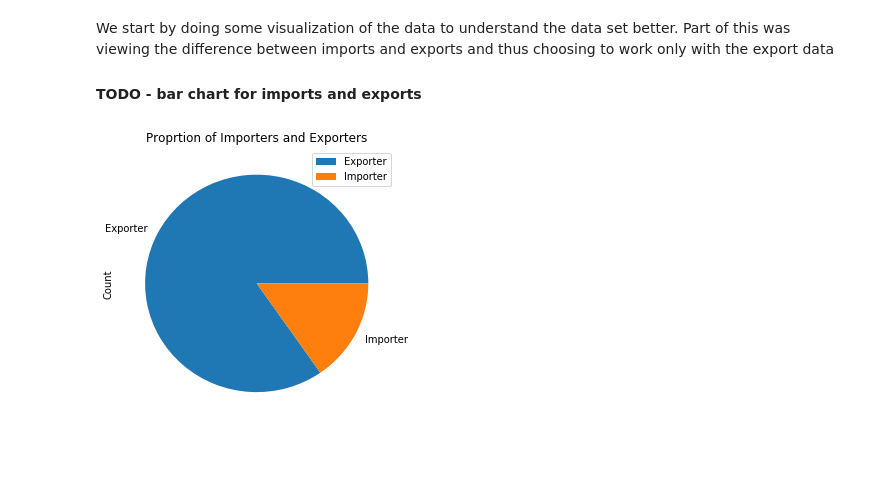
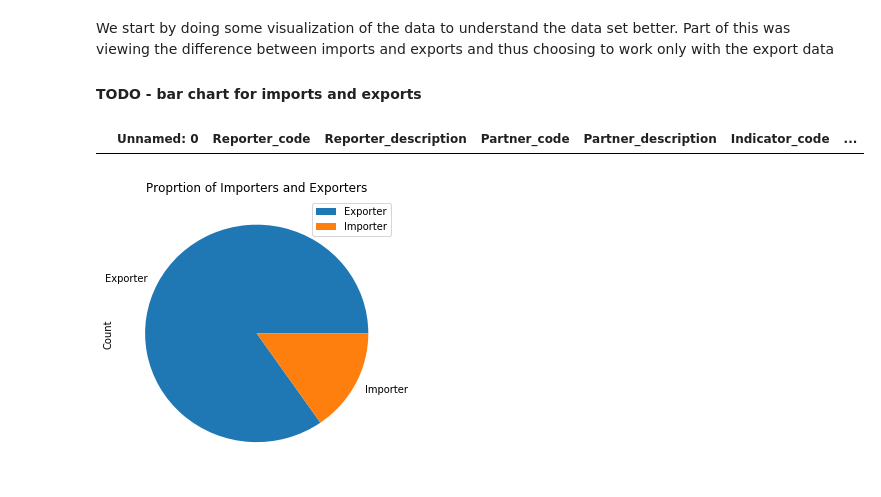
Before and after one commit to gbaasch/data_mining, a Jupyter notebook: eda.ipynb, the cells around one changed output. Cells and saved outputs as stored; diff of their text form; code cells hidden in the pictures; blank space fills up the shorter version.

```diff
--- a/eda.ipynb
+++ b/eda.ipynb
@@ -10,6 +10,10 @@ from itertools import combinations
 We start by doing some visualization of the data to understand the data set better. Part of this was viewing the difference between imports and exports and thus choosing to work only with the export data
 
 #### TODO - bar chart for imports and exports
+# %%
+df[df['Indicator_description'] == 'Afghanistan']
+# %% [output]
+|  | Unnamed: 0 | Reporter_code | Reporter_description | Partner_code | Partner_description | Indicator_code | ... |
 # %%
 df = pd.read_csv('./data/merchandise_values_annual_dataset.csv', encoding = "ISO-8859-1")
 exports_df = df[df['Flow_Description'] == 'Exports']
```
Also changed, not shown: parts of 7 cells of this notebook, 16 other files.
